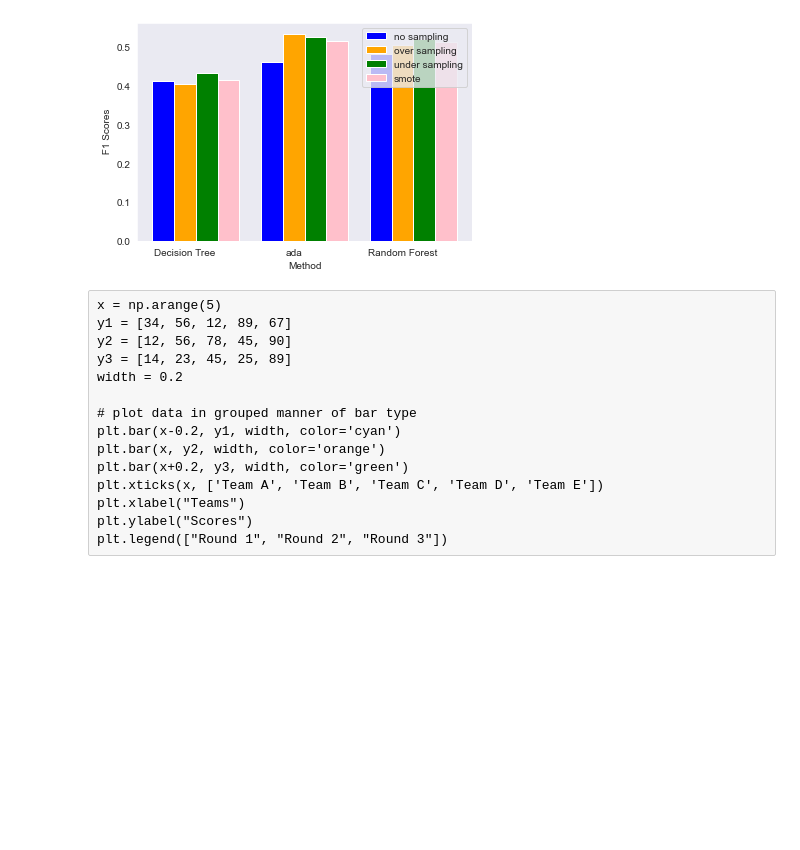
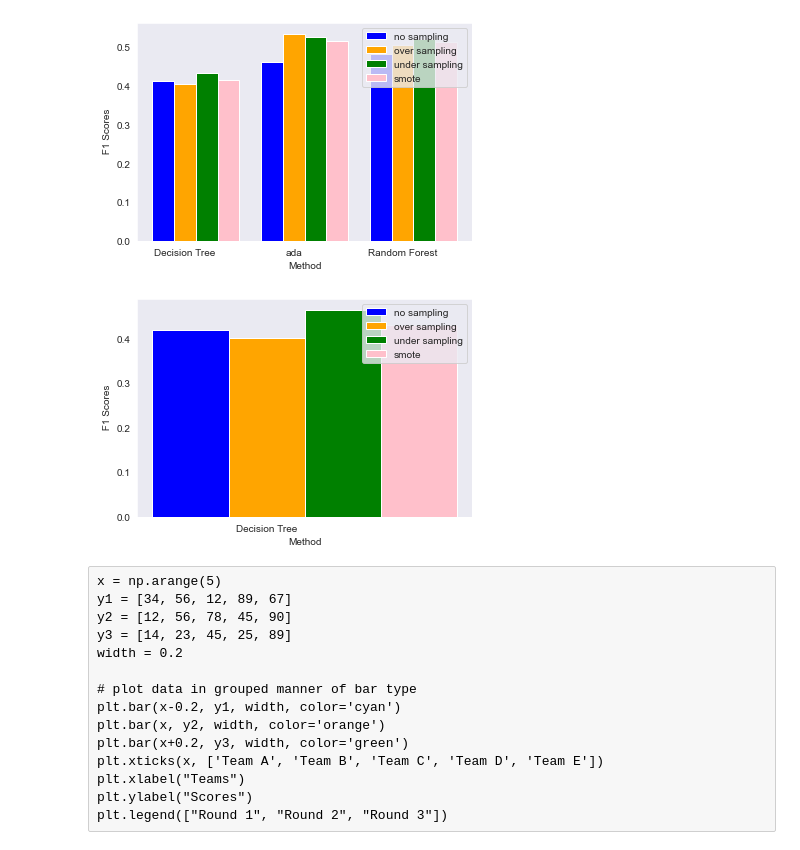
Before and after one commit to EMAT31530/ai-group-project-group-28, a Jupyter notebook: Random Forest Classifier.ipynb, the cells around one changed output. Cells and saved outputs as stored; diff of their text form; code cells hidden in the pictures; blank space fills up the shorter version.

```diff
--- a/Random Forest Classifier.ipynb
+++ b/Random Forest Classifier.ipynb
@@ -119,9 +183,11 @@ clf_undersamp=clf.fit(x_under,y_under)
 clf_undersamp_prediction=clf_undersamp.predict(x_test)
 clf_undersamp_accuracy=accuracy_score(clf_undersamp_prediction,y_test)
 clf_undersamp_f1=f1_score(clf_undersamp_prediction,y_test)
+clf_undersamp_fbeta=fbeta_score(clf_undersamp_prediction,y_test,beta=0.8)
 clf_undersamp=[clf_undersamp_accuracy,clf_undersamp_f1]
 accuracy_under_sampling.append(clf_undersamp_accuracy)
 f1_under_sampling.append(clf_undersamp_f1)
+fbeta_under_sampling.append(clf_undersamp_fbeta)
 # %%
 #undersampling ada
 ada_undersamp=ada.fit(x_under,y_under)
@@ -138,9 +204,11 @@ clf_oversamp_smote=clf.fit(x_smote,y_smote)
 clf_oversamp_smote_prediction=clf_oversamp_smote.predict(x_test)
 clf_oversamp_smote_accuracy=accuracy_score(clf_oversamp_smote_prediction,y_test)
 clf_oversamp_smote_f1=f1_score(clf_oversamp_smote_prediction,y_test)
+clf_oversamp_smote_fbeta=fbeta_score(clf_oversamp_smote_prediction,y_test,beta=0.8)
 clf_smote=[oversamp_smote_accuracy,oversamp_smote_f1]
 accuracy_smote_sampling.append(clf_oversamp_smote_accuracy)
 f1_smote_sampling.append(clf_oversamp_smote_f1)
+fbeta_smote_sampling.append(clf_oversamp_smote_fbeta)
 # %%
 #smote sampling ada
 oversample_smote = SMOTE()
@@ -293,6 +361,26 @@ plt.legend(sampling)
 plt.show()
 # %% [output]
 [figure]
+# %%
+methods=['Decision Tree']
+sampling=['no sampling','over sampling','under sampling','smote']
+x=np.arange(1)
+width=0.2
+
+plt.bar(x-0.2, fbeta_no_sampling, width,color='blue')
+plt.bar(x, fbeta_over_sampling, width,color ='orange')
+plt.bar(x+0.2, fbeta_under_sampling,width,color='green')
+plt.bar(x+0.4, fbeta_smote_sampling, width,color='pink')
+# Add some text for labels, title and custom x-axis tick labels, etc.
+plt.ylabel(' F1 Scores')
+plt.xlabel('Method')
+ax.set_title('Scores by method and sampling')
+plt.xticks(x,methods)
+plt.legend(sampling)
+
+plt.show()
+# %% [output]
+[figure, added]
 # %% [raw]
 x = np.arange(5)
 y1 = [34, 56, 12, 89, 67]
```
Also changed, not shown: parts of 13 cells of this notebook, 3 other files.
